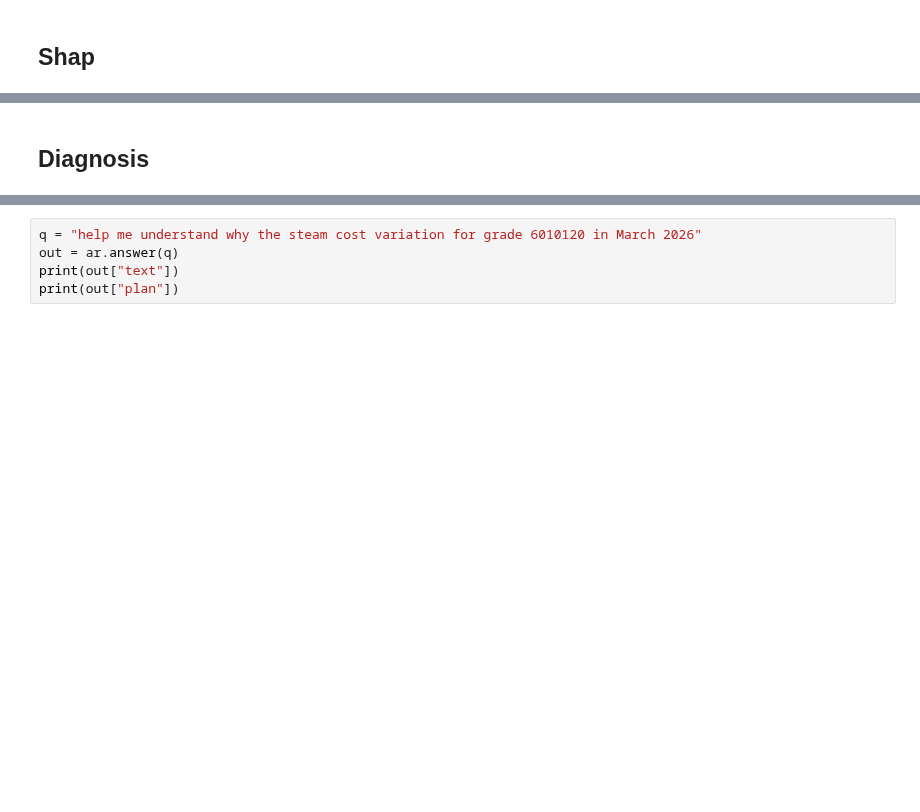
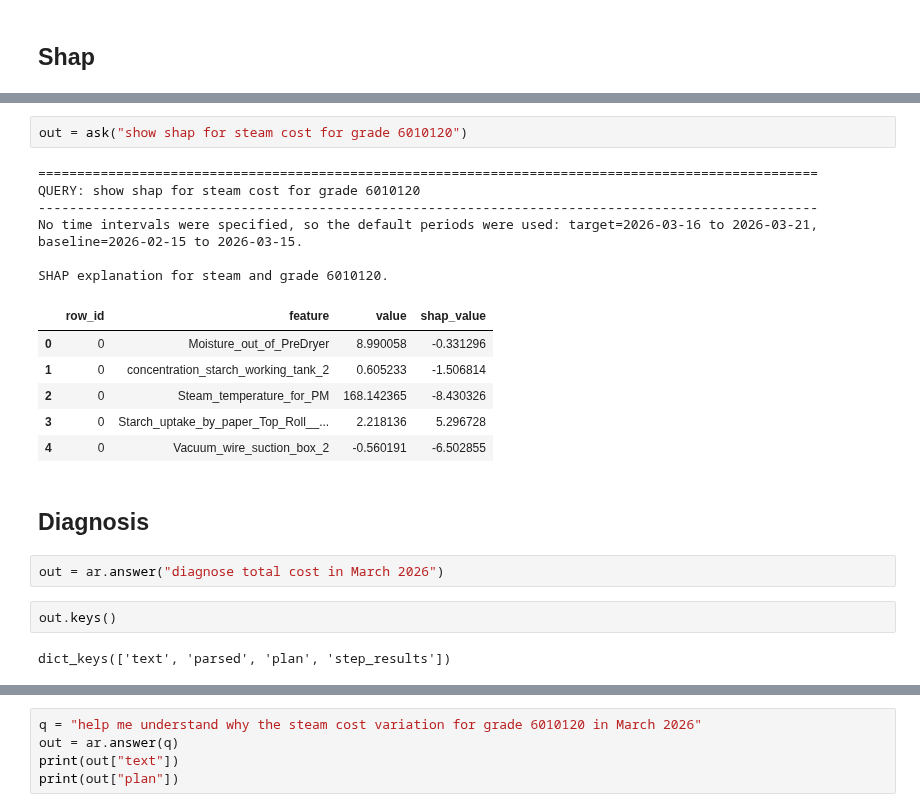
Before and after one commit to Miggon-dev/costimiser2, a Jupyter notebook: ai_process_analyst.ipynb, the cells around one changed output, grey strips where cells are left out. Saved outputs shown, nothing was run; the diff lists cells and outputs as text; blank space fills up the shorter version.

```diff
--- a/ai_process_analyst.ipynb
+++ b/ai_process_analyst.ipynb
@@ -1479,3 +1461,24 @@ QUERY: show current basis weight and starch uptake not top bottom in secondary a
+# %%
+out = ask("show shap for steam cost for grade 6010120")
+# %% [output]
+====================================================================================================
+QUERY: show shap for steam cost for grade 6010120
+----------------------------------------------------------------------------------------------------
+No time intervals were specified, so the default periods were used: target=2026-03-16 to 2026-03-21, baseline=2026-02-15 to 2026-03-15.
+
+SHAP explanation for steam and grade 6010120.
+|  | row_id | feature | value | shap_value |
+| 0 | 0 | Moisture_out_of_PreDryer | 8.990058 | -0.331296 |
+| 1 | 0 | concentration_starch_working_tank_2 | 0.605233 | -1.506814 |
+| 2 | 0 | Steam_temperature_for_PM | 168.142365 | -8.430326 |
+| 3 | 0 | Starch_uptake_by_paper_Top_Roll__... | 2.218136 | 5.296728 |
+| 4 | 0 | Vacuum_wire_suction_box_2 | -0.560191 | -6.502855 |
 # %% [markdown]
 ## Diagnosis
+# %%
+out = ar.answer("diagnose total cost in March 2026")
+# %%
+out.keys()
+# %% [output]
+dict_keys(['text', 'parsed', 'plan', 'step_results'])
 # %%
```
Also changed, not shown: parts of 20 cells of this notebook, 6 other files.
